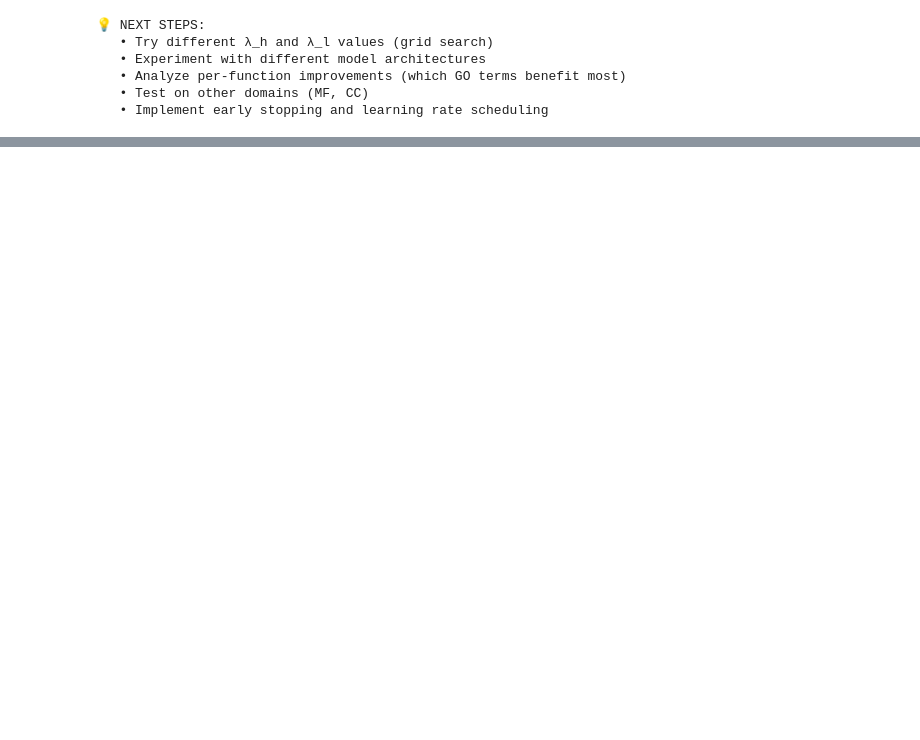
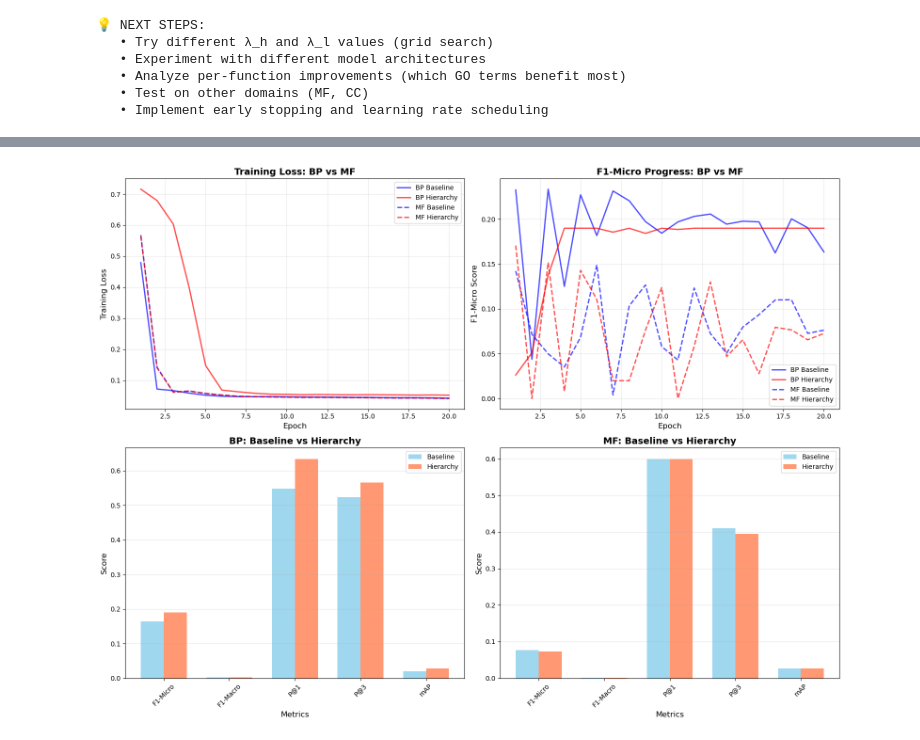
Before and after one commit to saanvi2233/Autoencoders, a Jupyter notebook: final_midsem.ipynb, the cells around one changed output, grey strips where cells are left out. Cells and saved outputs as stored; diff of their text form; code cells hidden in the pictures; blank space fills up the shorter version.

```diff
--- a/final_midsem.ipynb
+++ b/final_midsem.ipynb
@@ -3513,0 +3127,100 @@ This work demonstrates that **integrating structured biological knowledge (Gene
+# %%
+# === VISUALIZE BP VS MF COMPARISON ===
+import matplotlib.pyplot as plt
+import numpy as np
+
+fig, axes = plt.subplots(2, 2, figsize=(16, 12))
+
+# Plot 1: Training Loss Curves
+ax1 = axes[0, 0]
+epochs = range(1, len(baseline_losses) + 1)
+ax1.plot(epochs, baseline_losses, 'b-', label='BP Baseline', linewidth=2, alpha=0.7)
+ax1.plot(epochs, hierarchy_losses, 'r-', label='BP Hierarchy', linewidth=2, alpha=0.7)
+ax1.plot(epochs, baseline_losses_mf, 'b--', label='MF Baseline', linewidth=2, alpha=0.7)
+ax1.plot(epochs, hierarchy_losses_mf, 'r--', label='MF Hierarchy', linewidth=2, alpha=0.7)
+ax1.set_xlabel('Epoch', fontsize=12)
+ax1.set_ylabel('Training Loss', fontsize=12)
+ax1.set_title('Training Loss: BP vs MF', fontsize=14, fontweight='bold')
+ax1.legend(fontsize=10)
+ax1.grid(True, alpha=0.3)
+
+# Plot 2: F1-Micro Progress
+ax2 = axes[0, 1]
+bp_f1_scores = [m['f1_micro'] for m in baseline_metrics]
+bp_hier_f1_scores = [m['f1_micro'] for m in hierarchy_metrics]
+mf_f1_scores = [m['f1_micro'] for m in baseline_metrics_mf]
+mf_hier_f1_scores = [m['f1_micro'] for m in hierarchy_metrics_mf]
+
+ax2.plot(epochs, bp_f1_scores, 'b-', label='BP Baseline', linewidth=2, alpha=0.7)
+ax2.plot(epochs, bp_hier_f1_scores, 'r-', label='BP Hierarchy', linewidth=2, alpha=0.7)
+ax2.plot(epochs, mf_f1_scores, 'b--', label='MF Baseline', linewidth=2, alpha=0.7)
+ax2.plot(epochs, mf_hier_f1_scores, 'r--', label='MF Hierarchy', linewidth=2, alpha=0.7)
+ax2.set_xlabel('Epoch', fontsize=12)
+ax2.set_ylabel('F1-Micro Score', fontsize=12)
+ax2.set_title('F1-Micro Progress: BP vs MF', fontsize=14, fontweight='bold')
+ax2.legend(fontsize=10)
+ax2.grid(True, alpha=0.3)
+
+# Plot 3: Final Metrics Comparison (BP)
+ax3 = axes[1, 0]
+bp_metrics_names = ['F1-Micro', 'F1-Macro', 'P@1', 'P@3', 'mAP']
+bp_baseline_vals = [
+    baseline_final['f1_micro'],
+    baseline_final['f1_macro'],
+    baseline_final['precision_at_1'],
+    baseline_final['precision_at_3'],
+    baseline_final['mean_average_precision']
+]
+bp_hierarchy_vals = [
+    hierarchy_final['f1_micro'],
+    hierarchy_final['f1_macro'],
+    hierarchy_final['precision_at_1'],
+    hierarchy_final['precision_at_3'],
+    hierarchy_final['mean_average_precision']
+]
+
+x = np.arange(len(bp_metrics_names))
+width = 0.35
+ax3.bar(x - width/2, bp_baseline_vals, width, label='Baseline', color='skyblue', alpha=0.8)
+ax3.bar(x + width/2, bp_hierarchy_vals, width, label='Hierarchy', color='coral', alpha=0.8)
+ax3.set_xlabel('Metrics', fontsize=12)
+ax3.set_ylabel('Score', fontsize=12)
+ax3.set_title('BP: Baseline vs Hierarchy', fontsize=14, fontweight='bold')
+ax3.set_xticks(x)
+ax3.set_xticklabels(bp_metrics_names, rotation=45)
+ax3.legend(fontsize=10)
+ax3.grid(True, alpha=0.3, axis='y')
+
+# Plot 4: Final Metrics Comparison (MF)
+ax4 = axes[1, 1]
+mf_baseline_vals = [
+    baseline_final_mf['f1_micro'],
+    baseline_final_mf['f1_macro'],
+    baseline_final_mf['precision_at_1'],
+    baseline_final_mf['precision_at_3'],
+    baseline_final_mf['mean_average_precision']
+]
+mf_hierarchy_vals = [
+    hierarchy_final_mf['f1_micro'],
+    hierarchy_final_mf['f1_macro'],
+    hierarchy_final_mf['precision_at_1'],
+    hierarchy_final_mf['precision_at_3'],
+    hierarchy_final_mf['mean_average_precision']
+]
+
+ax4.bar(x - width/2, mf_baseline_vals, width, label='Baseline', color='skyblue', alpha=0.8)
+ax4.bar(x + width/2, mf_hierarchy_vals, width, label='Hierarchy', color='coral', alpha=0.8)
+ax4.set_xlabel('Metrics', fontsize=12)
+ax4.set_ylabel('Score', fontsize=12)
+ax4.set_title('MF: Baseline vs Hierarchy', fontsize=14, fontweight='bold')
+ax4.set_xticks(x)
+ax4.set_xticklabels(bp_metrics_names, rotation=45)
+ax4.legend(fontsize=10)
+ax4.grid(True, alpha=0.3, axis='y')
+
+plt.tight_layout()
+plt.show()
+
+print("✅ Visualization complete!")
+# %% [output]
+[figure, added]
```
Also changed, not shown: parts of 64 cells of this notebook, 2 other files.
